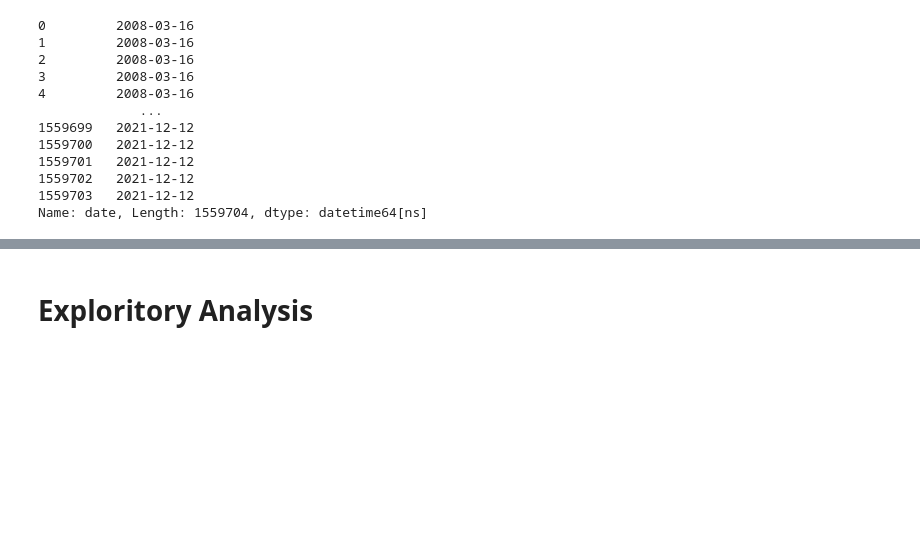
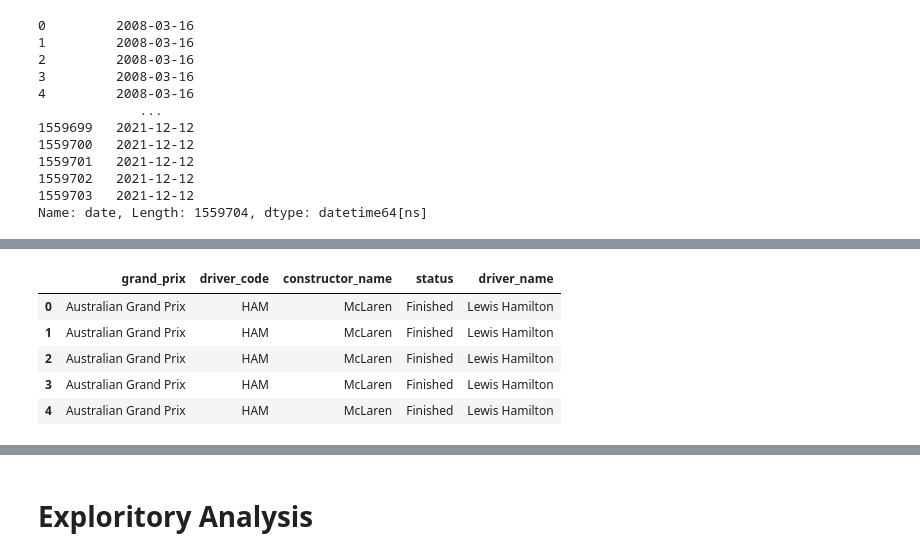
Before and after one commit to Robert336/Final-Project-CP468, a Jupyter notebook: F1_Predictor.ipynb, the cells around one changed output, grey strips where cells are left out. Saved outputs shown, nothing was run; the diff lists cells and outputs as text; code cells hidden in the pictures; blank space fills up the shorter version.

```diff
--- a/F1_Predictor.ipynb
+++ b/F1_Predictor.ipynb
@@ -543,0 +565,9 @@ df.head()
+# %%
+df[cat].head()
+# %% [output]
+|  | grand_prix | driver_code | constructor_name | status | driver_name |
+| 0 | Australian Grand Prix | HAM | McLaren | Finished | Lewis Hamilton |
+| 1 | Australian Grand Prix | HAM | McLaren | Finished | Lewis Hamilton |
+| 2 | Australian Grand Prix | HAM | McLaren | Finished | Lewis Hamilton |
+| 3 | Australian Grand Prix | HAM | McLaren | Finished | Lewis Hamilton |
+| 4 | Australian Grand Prix | HAM | McLaren | Finished | Lewis Hamilton |
```
Also changed, not shown: parts of 12 cells of this notebook.
